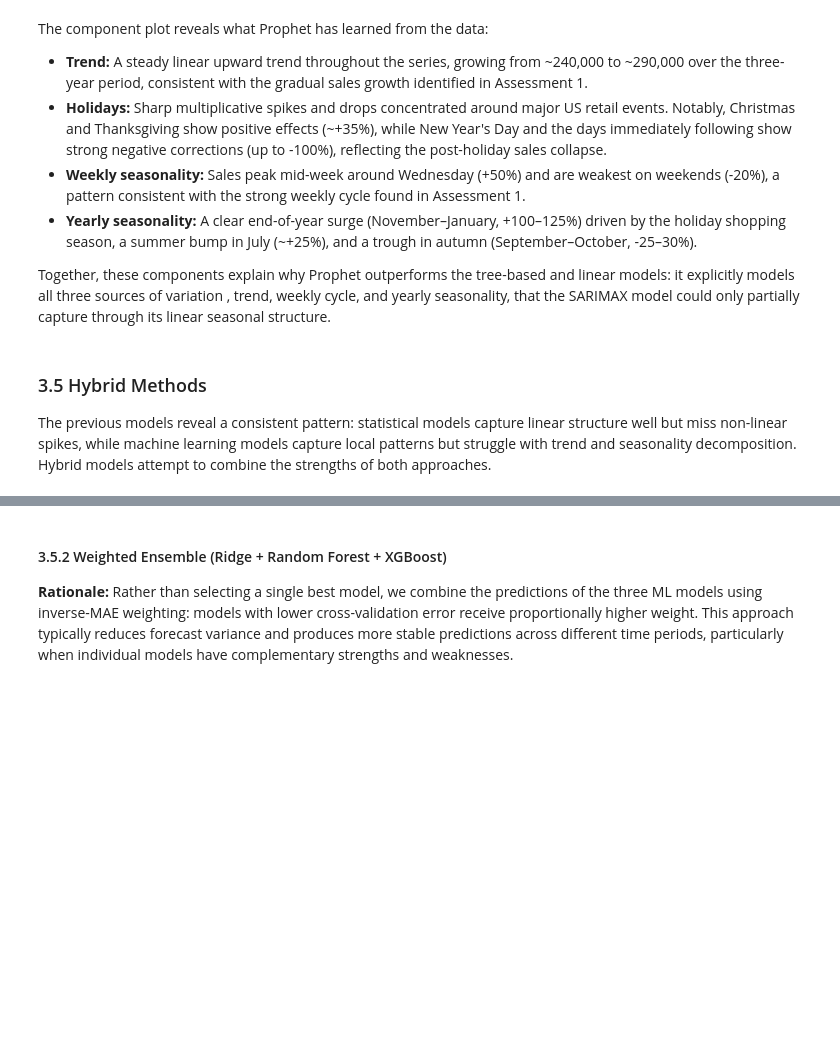
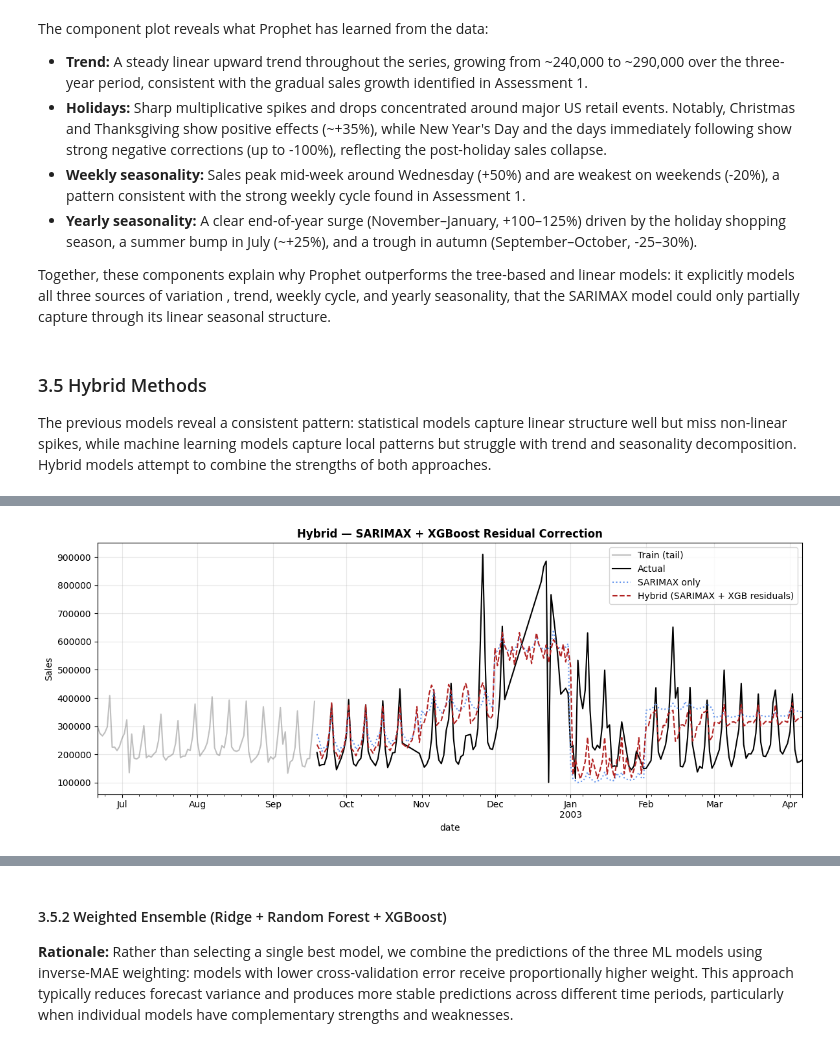
Before and after one commit to joaquinorradre/Time_Series_Assesment1, a Jupyter notebook: Assessment2.ipynb, the cells around one changed output, grey strips where cells are left out. Saved outputs shown, nothing was run; the diff lists cells and outputs as text; code cells hidden in the pictures; blank space fills up the shorter version.

```diff
--- a/Assessment2.ipynb
+++ b/Assessment2.ipynb
@@ -788,24 +767,24 @@ The previous models reveal a consistent pattern: statistical models capture line
 # %%
 from sklearn.model_selection import TimeSeriesSplit
-import pandas as pd
-import numpy as np
-import matplotlib.pyplot as plt
 import pmdarima as pm
 from xgboost import XGBRegressor
 from sklearn.metrics import mean_absolute_error, mean_absolute_percentage_error
 
-# def make_exog(index):
-#     exog = pd.DataFrame(index=index)
-#     for m in range(2, 13):
-#         exog[f'month_{m}'] = (index.month == m).astype(int)
-#     return exog
+def make_exog(index):
+    exog = pd.DataFrame(index=index)
+    for m in range(2, 13):
+        exog[f'month_{m}'] = (index.month == m).astype(int)
+    us_holidays = holidays.US()
+    exog['is_holiday'] = index.map(lambda x: 1 if x in us_holidays else 0)
+    return exog
 
+# ── CV fold function ─────────────────────────────────────────────────────────
 def hybrid_cv_fold(train_idx, val_idx, y, feature_cols):
     y_tr, y_val = y.iloc[train_idx], y.iloc[val_idx]
 
-    # # Stage 1: SARIMAX
-    # exog_tr  = make_exog(y_tr.index)
-    # exog_val = make_exog(y_val.index)
+    # Stage 1: SARIMAX
+    exog_tr  = make_exog(y_tr.index)
+    exog_val = make_exog(y_val.index)
 
     fold_sarimax = pm.auto_arima(
         y=y_tr, X=exog_tr,
@@ -818,7 +797,6 @@ def hybrid_cv_fold(train_idx, val_idx, y, feature_cols):
         error_action='ignore', trace=False
     )
 
-    # Training residuals
     fitted_tr = pd.Series(
         fold_sarimax.predict_in_sample(X=exog_tr),
         index=y_tr.index
@@ -830,8 +808,9 @@ def hybrid_cv_fold(train_idx, val_idx, y, feature_cols):
         residuals_tr.rename('sales').to_frame()
     ).dropna()
 
-    if len(df_res_tr) < 30:   # guard: too few rows to train meaningfully
+    if len(df_res_tr) < 30:
         xgb_pred_val = pd.Series(0.0, index=y_val.index)
+        xgb_res = None
     else:
         Xr_tr = df_res_tr.drop('sales', axis=1)[feature_cols]
         yr_tr = df_res_tr['sales']
@@ -843,7 +822,6 @@ def hybrid_cv_fold(train_idx, val_idx, y, feature_cols):
         )
         xgb_res.fit(Xr_tr, yr_tr)
 
-        # Val features — no leakage
         res_full = pd.concat([
             residuals_tr,
             pd.Series(0.0, index=y_val.index)
@@ -869,7 +847,6 @@ def hybrid_cv_fold(train_idx, val_idx, y, feature_cols):
         'sarimax_mae': mean_absolute_error(y_val, sarimax_val),
     }, fold_sarimax, xgb_res
 
-# ── Run CV ────────────────────────────────────────────────────────────────────
 tscv = TimeSeriesSplit(n_splits=5)
 cv_results = []
 
@@ -883,29 +860,70 @@ cv_df = pd.DataFrame(cv_results)
 print(f"\nCV Mean  →  MAE: {cv_df['mae'].mean():,.0f}   MAPE: {cv_df['mape'].mean():.1%}")
 print(f"CV Std   →  MAE: {cv_df['mae'].std():,.0f}   MAPE: {cv_df['mape'].std():.1%}")
 
+# ── Refit final SARIMAX on full training data ─────────────────────────────────
+exog_train_s = make_exog(y_train.index)
+exog_test_s  = make_exog(y_test.index)
+
+final_sarimax = pm.auto_arima(
+    y=y_train, X=exog_train_s,
+    seasonal=True, m=7,
+    d=0, D=None,
+    start_p=0, max_p=3, start_q=0, max_q=3,
+    start_P=0, max_P=2, start_Q=0, max_Q=2,
+    information_criterion='aic',
+    stepwise=True, suppress_warnings=True,
+    error_action='ignore', trace=False
+)
+
+fitted_train = pd.Series(
+    final_sarimax.predict_in_sample(X=exog_train_s),
+    index=y_train.index
+)
+residuals_train = y_train - fitted_train
+
+df_res_train = create_features(
+    residuals_train.rename('sales').to_frame()
+).dropna()
+
+Xr_train = df_res_train.drop('sales', axis=1)[FEATURE_COLS]
+yr_train = df_res_train['sales']
+
+final_xgb = XGBRegressor(
+    n_estimators=300, max_depth=4, learning_rate=0.05,
+    subsample=0.8, objective='reg:squarederror',
+    random_state=42, verbosity=0
+)
+final_xgb.fit(Xr_train, yr_train)
+
 # ── Test-set forecast ─────────────────────────────────────────────────────────
-exog_test_s = make_exog(y_test.index)
 sarimax_pred_test = pd.Series(
-    fold_sarimax.predict(n_periods=STEPS_TEST, X=exog_test_s),
+    final_sarimax.predict(n_periods=STEPS_TEST, X=exog_test_s),
     index=y_test.index
 )
 
-#Get residualds of sarimax pred test
-residuals_test = fold.sarimax.re
-
-# Build features for the test window (using full imputed series for context)
-residuals_full = pd.concat([
-    residuals_test,
-    pd.Series(0.0, index=y_test.index)   # placeholder; lags look back into train
+res_full = pd.concat([
+    residuals_train,
+    pd.Series(0.0, index=y_test.index)
 ]).rename('sales').to_frame()
 
-df_full_for_res = create_features(residuals_full.copy()).dropna()
-X_test_res = df_full_for_res.loc[y_test.index, FEATURE_COLS]
-residual_correction = pd.Series(xgb_residual.predict(X_test_res), index=y_test.index)
+df_res_full = create_features(res_full).dropna()
+X_test_res = df_res_full.loc[y_test.index, FEATURE_COLS]
+residual_correction = pd.Series(final_xgb.predict(X_test_res), index=y_test.index)
 
 pred_hybrid_residual = sarimax_pred_test + residual_correction
 
 mae_hybrid_res  = mean_absolute_error(y_test, pred_hybrid_residual)
 mape_hybrid_res = mean_absolute_percentage_error(y_test, pred_hybrid_residual)
 print(f"\nHybrid (SARIMAX + XGBoost residuals)  →  MAE: {mae_hybrid_res:,.0f}   MAPE: {mape_hybrid_res:.1%}")
+
+# ── Plot ──────────────────────────────────────────────────────────────────────
+fig, ax = plt.subplots(figsize=(12, 5))
+y_train.tail(90).plot(ax=ax, color='gray',    alpha=0.5, label='Train (tail)')
+y_test.plot(ax=ax,           color='black',   lw=1.5,   label='Actual')
+sarimax_pred_test.plot(ax=ax,    color='cornflowerblue', ls=':',  label='SARIMAX only')
+pred_hybrid_residual.plot(ax=ax, color='firebrick',      ls='--', label='Hybrid (SARIMAX + XGB residuals)')
+ax.set_title('Hybrid — SARIMAX + XGBoost Residual Correction', fontweight='bold')
+ax.set_ylabel('Sales')
+ax.legend(); ax.grid(True, alpha=0.3)
+plt.tight_layout(); plt.show()
 # %% [output]
@@ -921,3 +940,4 @@ NameError: name 'sarimax_model' is not defined
+[figure, added]
 # %%
 # ── Plot 1: Forecast vs Actual (Test Set) ─────────────────────────────────────
 fig, ax = plt.subplots(figsize=(12, 5))
```
Also changed, not shown: parts of 39 cells of this notebook.
